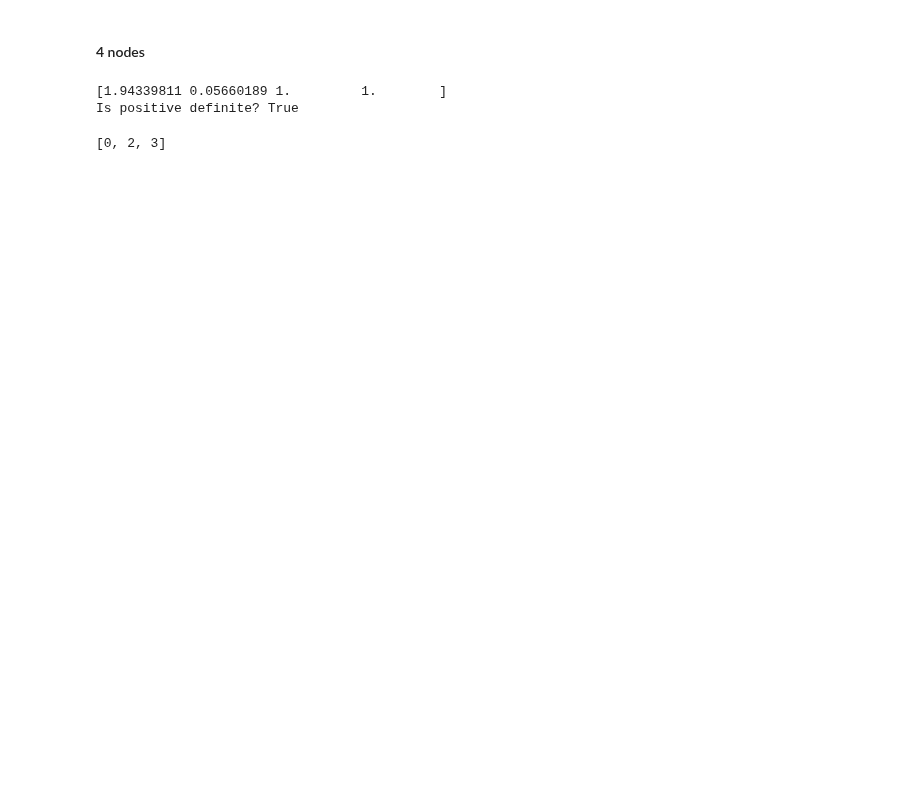
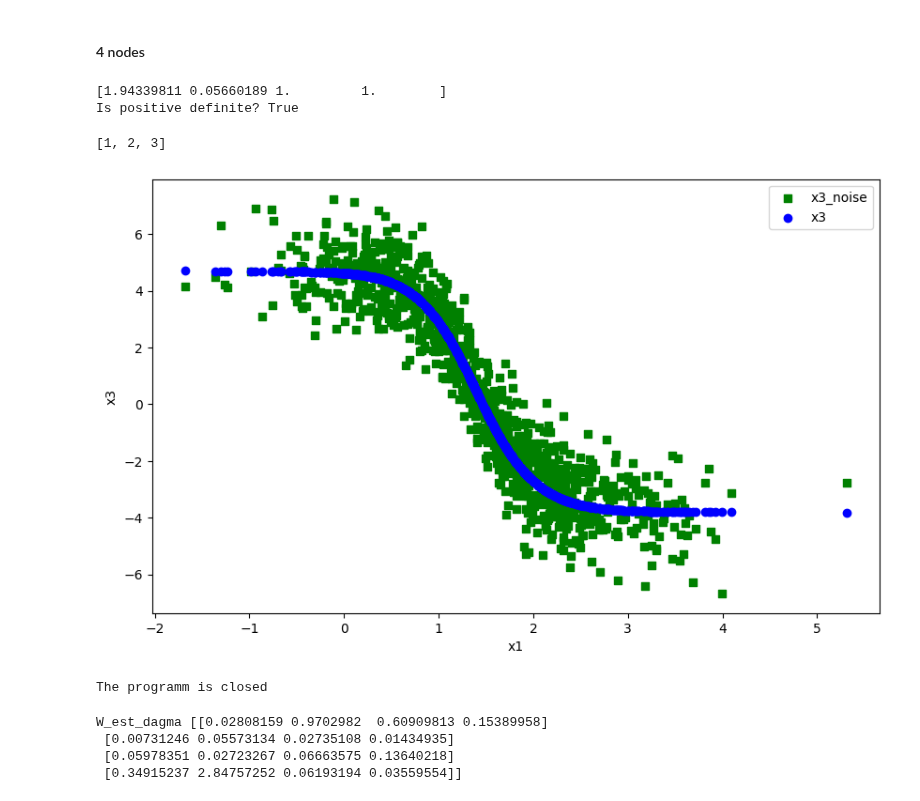
Before and after one commit to yurou-liang/ADMG, a Jupyter notebook: src/DagmaDCE/Test.ipynb, the cells around one changed output. Saved outputs shown, nothing was run; the diff lists cells and outputs as text; code cells hidden in the pictures; blank space fills up the shorter version.

```diff
--- a/src/DagmaDCE/Test.ipynb
+++ b/src/DagmaDCE/Test.ipynb
@@ -1603,7 +1605,9 @@ print("Is positive definite?", np.all(eigvals > 0))
 [1.94339811 0.05660189 1.         1.        ]
 Is positive definite? True
 # %%
-def generate(parents):
+def generate(parents, seed=None):
+    if seed is not None:
+        torch.manual_seed(seed)
     bias=True
     fc1 = nn.Linear(d, d * dims[1], bias=bias) # [d * dims[1], d]
     # self.fc1.weight.bounds = self._bounds()
@@ -1652,11 +1656,11 @@ def forward(fc1, fc2, mask, x: torch.Tensor) -> torch.Tensor:
 parents = {
     0: [],          # variable 0 has no parents
     1: [3],         # variable 1 has parent 0
-    2: [1],      # variable 2 has parents 0 and 1
+    2: [0],      # variable 2 has parents 0 and 1
     3: []          # variable 3 has parent 2
 }
 allowed_parents = parents[2]
 not_parents = [p for p in range(d) if p not in allowed_parents]
 not_parents
 # %% [output]
-[0, 2, 3]
+[1, 2, 3]
@@ -1666,6 +1676,22 @@ x2 = epsilon[:, 1]
 x3 = epsilon[:, 2]
 x4 = epsilon[:, 3]
 x = torch.stack((x1, x2, x3, x4), dim=1)
-fc1, fc2, mask = generate(parents)
+fc1, fc2, mask = generate(parents, seed = 0)
+scale_weights(fc1, factor=10)
+for layer in fc2:
+    scale_weights(layer, factor=10)
 X = forward(fc1, fc2, mask, x)
-X_true = X+epsilon
+X_true = (X+epsilon).detach()
+# %%
+plt.figure(figsize=(10, 6))  # Optional: specifies the figure size
+plt.scatter(X_true.detach().numpy()[:, 3], X_true.detach().numpy()[:, 1], label='x3_noise', color='green', marker='s')
+plt.scatter(X_true.detach().numpy()[:, 3], X.detach().numpy()[:, 1], label='x3', color='blue', marker='o')
+# plt.scatter(X.detach().numpy()[:, 2], x_est.detach().numpy()[:, 0], label='x3_est', color='red', marker='s')
+plt.xlabel('x1')
+plt.ylabel('x3')
+plt.legend()
+plt.show()
+print("The programm is closed")
+# %% [output]
+[figure, added]
+The programm is closed
@@ -1671,0 +1706,7 @@ X_true = X+epsilon
+# %%
+print("W_est_dagma", W_est_dagma)
+# %% [output]
+W_est_dagma [[0.02808159 0.9702982  0.60909813 0.15389958]
+ [0.00731246 0.05573134 0.02735108 0.01434935]
+ [0.05978351 0.02723267 0.06663575 0.13640218]
+ [0.34915237 2.84757252 0.06193194 0.03559554]]
```
Also changed, not shown: parts of 8 cells of this notebook.
